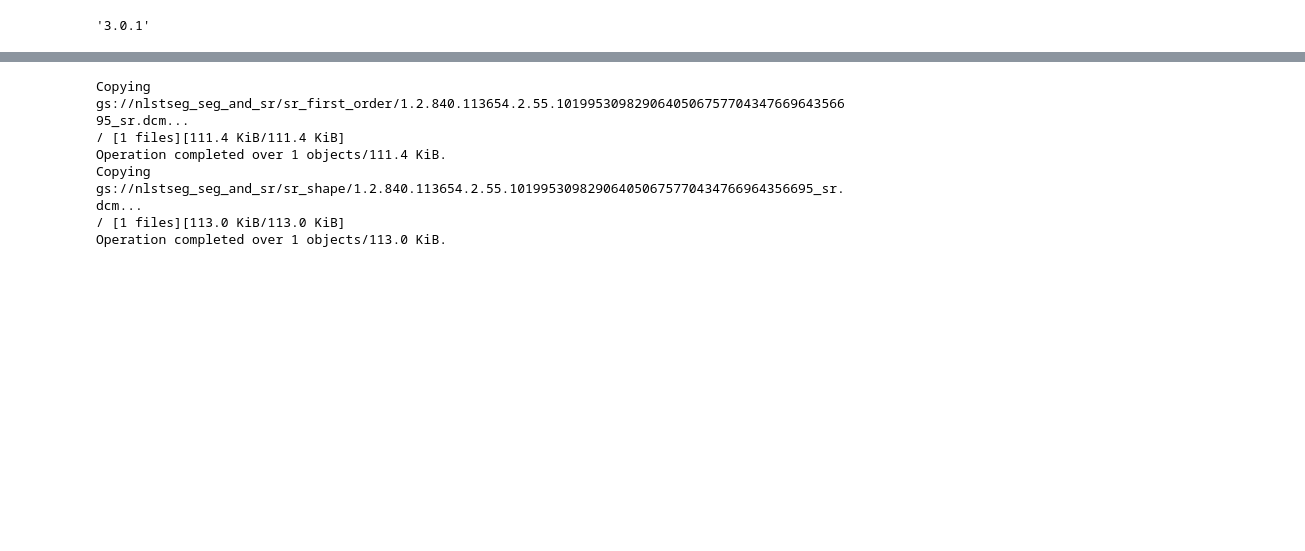
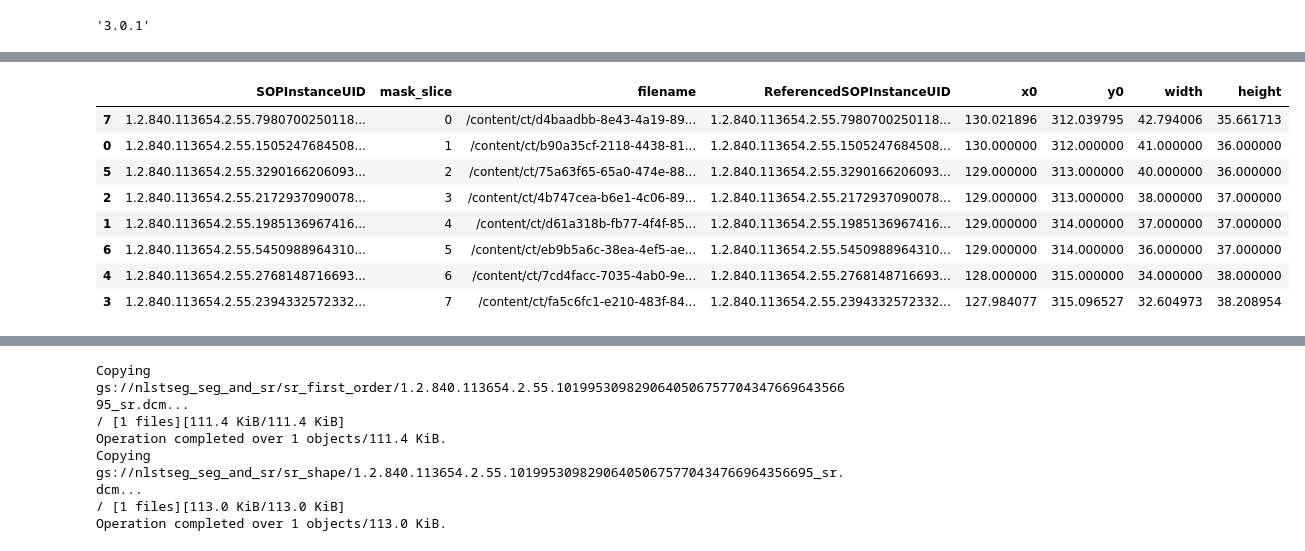
Before and after one commit to deepakri201/NLSTNatureSciData, a Jupyter notebook: UsageNotes/parseSEGandSR.ipynb, the cells around one changed output, grey strips where cells are left out. Drawn from its saved outputs; the diff is of its cells as text; code cells hidden in the pictures; blank space fills up the shorter version.

```diff
--- a/UsageNotes/parseSEGandSR.ipynb
+++ b/UsageNotes/parseSEGandSR.ipynb
@@ -366 +597,24 @@ df_plot
+# %%
+# Now let's join the df_seg_plot with the df_sr to create df_plot
+
+df_sr_subset = df_sr.copy(deep=True)
+df_sr_subset = df_sr_subset[['ReferencedSOPInstanceUID', 'x0', 'y0', 'width', 'height']]
+
+# keep all of the boxes/seg
+df_plot = pd.merge(df_seg_plot, df_sr_subset, left_on='SOPInstanceUID', right_on='ReferencedSOPInstanceUID', how='outer')
+
+# Now reorder by mask_slice
+df_plot = df_plot.sort_values(by="mask_slice")
+
+df_plot
+# %% [output]
+|  | SOPInstanceUID | mask_slice | filename | ReferencedSOPInstanceUID | x0 | y0 | width | height |
+| 7 | 1.2.840.113654.2.55.7980700250118... | 0 | /content/ct/d4baadbb-8e43-4a19-89... | 1.2.840.113654.2.55.7980700250118... | 130.021896 | 312.039795 | 42.794006 | 35.661713 |
+| 0 | 1.2.840.113654.2.55.1505247684508... | 1 | /content/ct/b90a35cf-2118-4438-81... | 1.2.840.113654.2.55.1505247684508... | 130.000000 | 312.000000 | 41.000000 | 36.000000 |
+| 5 | 1.2.840.113654.2.55.3290166206093... | 2 | /content/ct/75a63f65-65a0-474e-88... | 1.2.840.113654.2.55.3290166206093... | 129.000000 | 313.000000 | 40.000000 | 36.000000 |
+| 2 | 1.2.840.113654.2.55.2172937090078... | 3 | /content/ct/4b747cea-b6e1-4c06-89... | 1.2.840.113654.2.55.2172937090078... | 129.000000 | 313.000000 | 38.000000 | 37.000000 |
+| 1 | 1.2.840.113654.2.55.1985136967416... | 4 | /content/ct/d61a318b-fb77-4f4f-85... | 1.2.840.113654.2.55.1985136967416... | 129.000000 | 314.000000 | 37.000000 | 37.000000 |
+| 6 | 1.2.840.113654.2.55.5450988964310... | 5 | /content/ct/eb9b5a6c-38ea-4ef5-ae... | 1.2.840.113654.2.55.5450988964310... | 129.000000 | 314.000000 | 36.000000 | 37.000000 |
+| 4 | 1.2.840.113654.2.55.2768148716693... | 6 | /content/ct/7cd4facc-7035-4ab0-9e... | 1.2.840.113654.2.55.2768148716693... | 128.000000 | 315.000000 | 34.000000 | 38.000000 |
+| 3 | 1.2.840.113654.2.55.2394332572332... | 7 | /content/ct/fa5c6fc1-e210-483f-84... | 1.2.840.113654.2.55.2394332572332... | 127.984077 | 315.096527 | 32.604973 | 38.208954 |
 # %%
```
Also changed, not shown: parts of 42 cells of this notebook.
